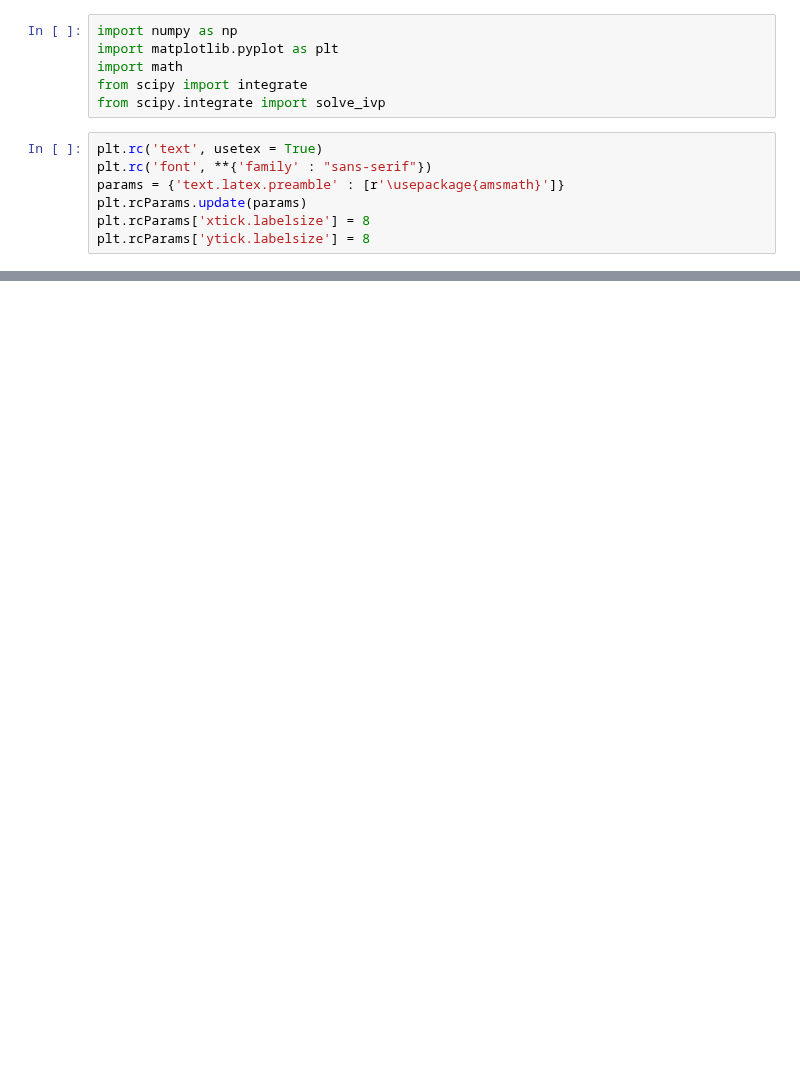
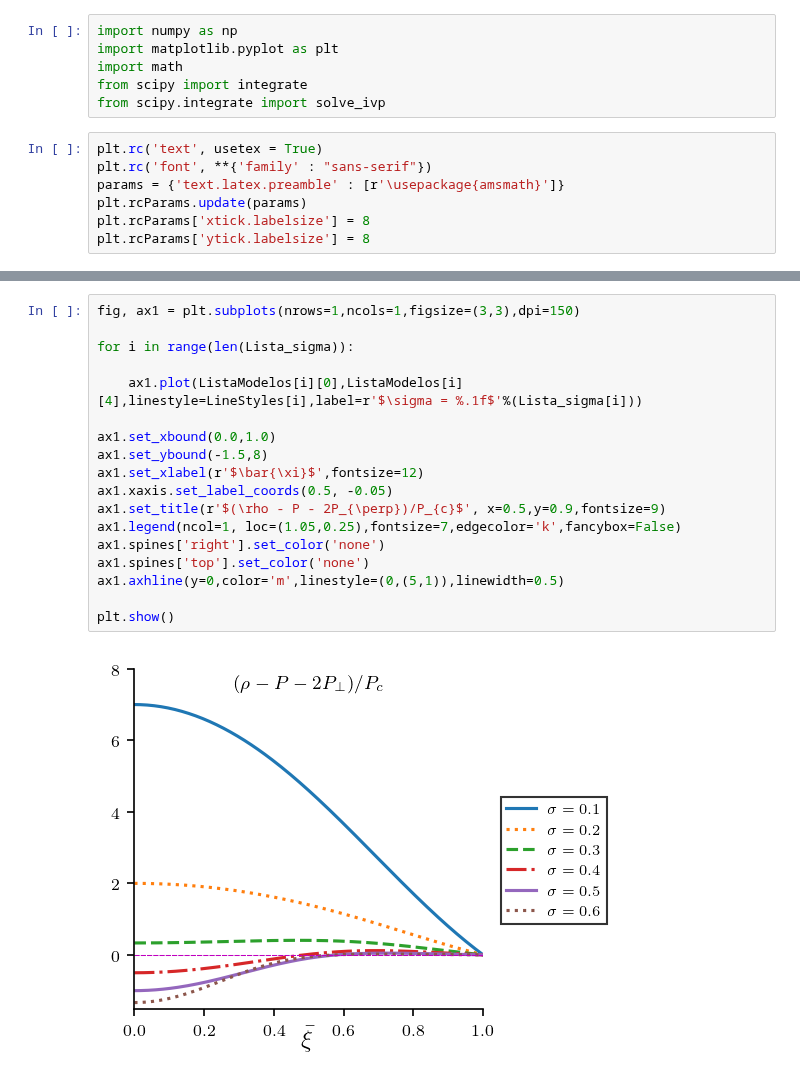
Before and after one commit to danielfsu/TrabajoDeInvestigacion, a Jupyter notebook: Polítropa_I_(Densidad_de_Masa)/Polítropa I (sigma).ipynb, the cells around one changed output, grey strips where cells are left out. Drawn from its saved outputs; the diff is of its cells as text; blank space fills up the shorter version.

```diff
--- a/Polítropa_I_(Densidad_de_Masa)/Polítropa I (sigma).ipynb
+++ b/Polítropa_I_(Densidad_de_Masa)/Polítropa I (sigma).ipynb
@@ -390,0 +372,20 @@ plt.show()
+# %%
+fig, ax1 = plt.subplots(nrows=1,ncols=1,figsize=(3,3),dpi=150)
+
+for i in range(len(Lista_sigma)):
+
+    ax1.plot(ListaModelos[i][0],ListaModelos[i][4],linestyle=LineStyles[i],label=r'$\sigma = %.1f$'%(Lista_sigma[i]))
+
+ax1.set_xbound(0.0,1.0)
+ax1.set_ybound(-1.5,8)
+ax1.set_xlabel(r'$\bar{\xi}$',fontsize=12)
+ax1.xaxis.set_label_coords(0.5, -0.05)
+ax1.set_title(r'$(\rho - P - 2P_{\perp})/P_{c}$', x=0.5,y=0.9,fontsize=9)
+ax1.legend(ncol=1, loc=(1.05,0.25),fontsize=7,edgecolor='k',fancybox=False)
+ax1.spines['right'].set_color('none')
+ax1.spines['top'].set_color('none')
+ax1.axhline(y=0,color='m',linestyle=(0,(5,1)),linewidth=0.5)
+
+plt.show()
+# %% [output]
+[figure, added]
```
Also changed, not shown: parts of 39 cells of this notebook.
